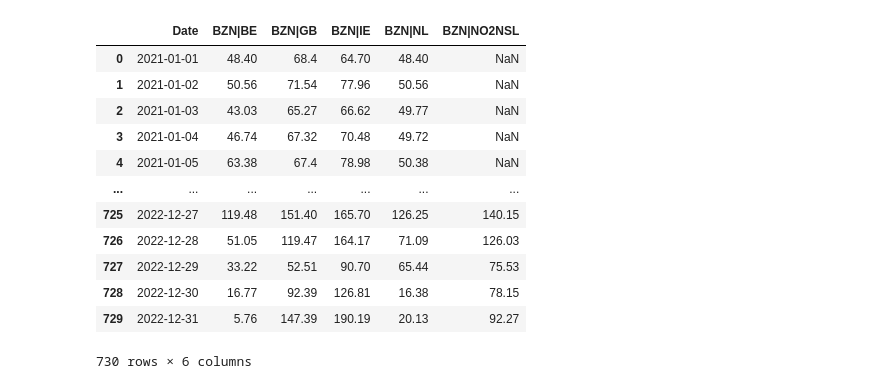
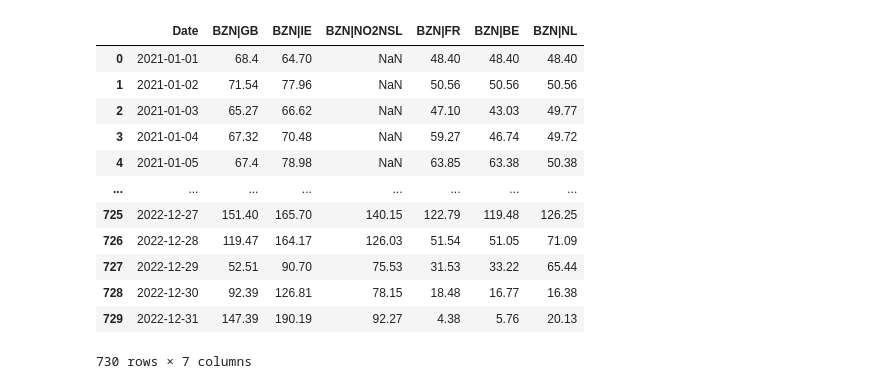
Before and after one commit to jsap2000/UK-Electricity-Pricing-Solutions, a Jupyter notebook: DA Prices Comparison.ipynb, the cells around one changed output. Drawn from its saved outputs; the diff is of its cells as text; code cells hidden in the pictures.

```diff
--- a/DA Prices Comparison.ipynb
+++ b/DA Prices Comparison.ipynb
@@ -10,31 +11,32 @@ import numpy as np
 # %%
-Comp = pd.DataFrame({"BZN|BE": BZBE.iloc[:,1]})
-Comp["BZN|GB"] = BZGB.iloc[:,1]
+Comp = pd.DataFrame({"BZN|GB": BZGB.iloc[:,1]})
+Comp["BZN|BE"] = BZBE.iloc[:,1]
 Comp["BZN|IE"] = BZIE.iloc[:,1]
 Comp["BZN|NL"] = BZNL.iloc[:,1]
 Comp["BZN|NO2NSL"] = BZNO2NSL.iloc[:,1]
+Comp["BZN|FR"] = BZFR.iloc[:,1]
 
 Comp["Date"] = pd.date_range(start="1/1/2021", periods=730, freq="D")
 
-NewOrder = ["Date", "BZN|BE", "BZN|GB", "BZN|IE", "BZN|NL", "BZN|NO2NSL"]
+NewOrder = ["Date", "BZN|GB", "BZN|IE", "BZN|NO2NSL", "BZN|FR", "BZN|BE", "BZN|NL"]
 
 Comp = Comp.reindex(columns=NewOrder)
 
 Comp
 # %% [output]
-|  | Date | BZN|BE | BZN|GB | BZN|IE | BZN|NL | BZN|NO2NSL |
-| 0 | 2021-01-01 | 48.40 | 68.4 | 64.70 | 48.40 | NaN |
-| 1 | 2021-01-02 | 50.56 | 71.54 | 77.96 | 50.56 | NaN |
-| 2 | 2021-01-03 | 43.03 | 65.27 | 66.62 | 49.77 | NaN |
-| 3 | 2021-01-04 | 46.74 | 67.32 | 70.48 | 49.72 | NaN |
-| 4 | 2021-01-05 | 63.38 | 67.4 | 78.98 | 50.38 | NaN |
-| ... | ... | ... | ... | ... | ... | ... |
-| 725 | 2022-12-27 | 119.48 | 151.40 | 165.70 | 126.25 | 140.15 |
-| 726 | 2022-12-28 | 51.05 | 119.47 | 164.17 | 71.09 | 126.03 |
-| 727 | 2022-12-29 | 33.22 | 52.51 | 90.70 | 65.44 | 75.53 |
-| 728 | 2022-12-30 | 16.77 | 92.39 | 126.81 | 16.38 | 78.15 |
-| 729 | 2022-12-31 | 5.76 | 147.39 | 190.19 | 20.13 | 92.27 |
+|  | Date | BZN|GB | BZN|IE | BZN|NO2NSL | BZN|FR | BZN|BE | BZN|NL |
+| 0 | 2021-01-01 | 68.4 | 64.70 | NaN | 48.40 | 48.40 | 48.40 |
+| 1 | 2021-01-02 | 71.54 | 77.96 | NaN | 50.56 | 50.56 | 50.56 |
+| 2 | 2021-01-03 | 65.27 | 66.62 | NaN | 47.10 | 43.03 | 49.77 |
+| 3 | 2021-01-04 | 67.32 | 70.48 | NaN | 59.27 | 46.74 | 49.72 |
+| 4 | 2021-01-05 | 67.4 | 78.98 | NaN | 63.85 | 63.38 | 50.38 |
+| ... | ... | ... | ... | ... | ... | ... | ... |
+| 725 | 2022-12-27 | 151.40 | 165.70 | 140.15 | 122.79 | 119.48 | 126.25 |
+| 726 | 2022-12-28 | 119.47 | 164.17 | 126.03 | 51.54 | 51.05 | 71.09 |
+| 727 | 2022-12-29 | 52.51 | 90.70 | 75.53 | 31.53 | 33.22 | 65.44 |
+| 728 | 2022-12-30 | 92.39 | 126.81 | 78.15 | 18.48 | 16.77 | 16.38 |
+| 729 | 2022-12-31 | 147.39 | 190.19 | 92.27 | 4.38 | 5.76 | 20.13 |
-730 rows × 6 columns
+730 rows × 7 columns
 # %%
 from matplotlib.ticker import MultipleLocator
 import matplotlib.pyplot as plt
```
Also changed, not shown: parts of 3 cells of this notebook, 6 other files.
